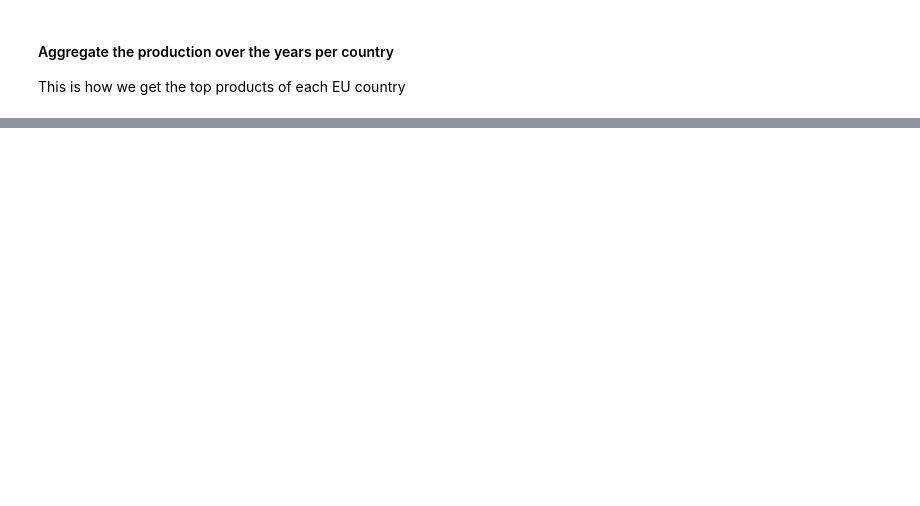
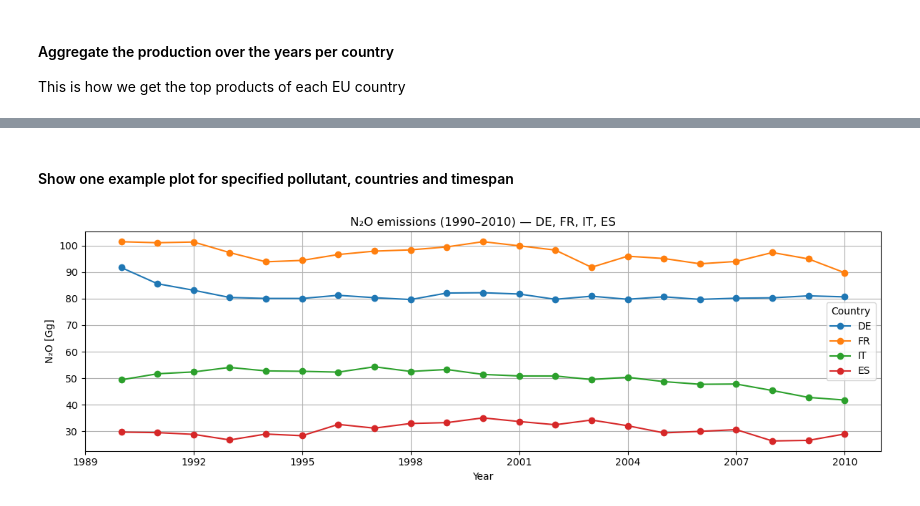
Before and after one commit to 11906257/ExDEx, a Jupyter notebook: ExDEx_Exercise_2 _Group_7.ipynb, the cells around one changed output, grey strips where cells are left out. Saved outputs shown, nothing was run; the diff lists cells and outputs as text; code cells hidden in the pictures; blank space fills up the shorter version.

```diff
--- a/ExDEx_Exercise_2 _Group_7.ipynb
+++ b/ExDEx_Exercise_2 _Group_7.ipynb
@@ -166,0 +274,6 @@ display(faostat_cls_eu_30_prod_agg)
+# %%
+parent_codes = eea_agr["Parent_sector_code"].dropna().unique()
+leaf_mask = ~eea_agr["Sector_code"].isin(parent_codes)
+eea_agr_leaves = eea_agr[leaf_mask]
+
+display(eea_agr_leaves)
@@ -166,0 +297,9 @@ display(faostat_cls_eu_30_prod_agg)
+# %%
+eea_agr_agg = (
+    eea_agr_leaves
+    .groupby(["Country_code", "Country", "Year", "Pollutant_name", "Unit"], as_index=False)
+    ["emissions"]
+    .sum()
+)
+
+display(eea_agr_agg)
@@ -166,0 +320,42 @@ display(faostat_cls_eu_30_prod_agg)
+# %% [markdown]
+#### Show one example plot for specified pollutant, countries and timespan
+# %%
+# parameters
+pollutant = "N₂O"
+countries = ["DE", "FR", "IT", "ES"]
+year_min, year_max = 1990, 2010
+
+# filter
+eea_plot_data = eea_agr_agg[
+    (eea_agr_agg["Pollutant_name"] == pollutant) &
+    (eea_agr_agg["Country_code"].isin(countries)) &
+    (eea_agr_agg["Year"].between(year_min, year_max))
+]
+
+# plot line per country
+plt.figure(figsize=(12, 4))
+for c in countries:
+    sub = eea_plot_data[eea_plot_data["Country_code"] == c]
+    plt.plot(sub["Year"], sub["emissions"], marker="o", label=c)
+
+# make sure year axis only shows integer values
+ax = plt.gca()
+ax.xaxis.set_major_locator(mticker.MaxNLocator(integer=True))
+ax.xaxis.set_major_formatter(mticker.FormatStrFormatter('%d'))
+
+# labels, titles, legend, etc.
+plt.xlabel("Year")
+unit = eea_plot_data["Unit"].iloc[0]
+plt.ylabel(f"{pollutant} [{unit}]")
+title = (
+    f"{pollutant} emissions "
+    f"({year_min}–{year_max}) — "
+    + ", ".join(countries)
+)
+plt.title(title)
+plt.legend(title="Country")
+plt.grid(True)
+plt.tight_layout()
+plt.show()
+# %% [output]
+[figure, added]
```
Also changed, not shown: parts of 15 cells of this notebook, 8 other files.
